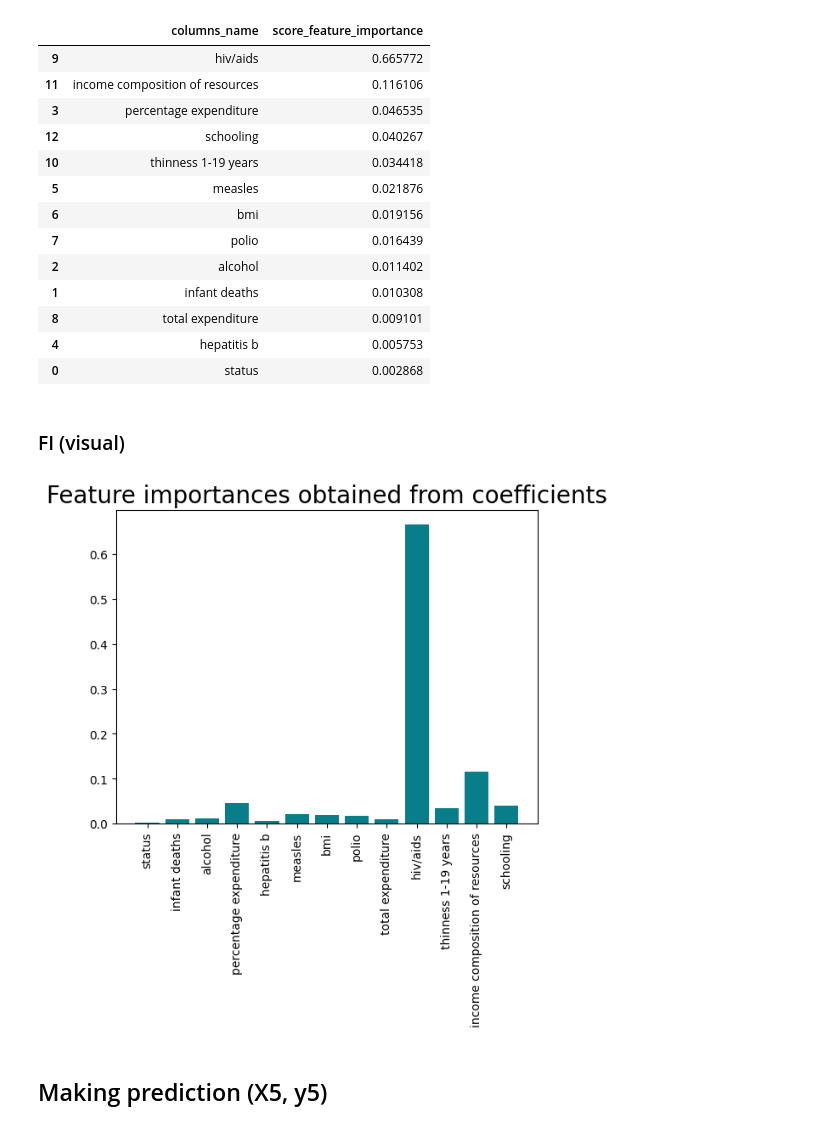
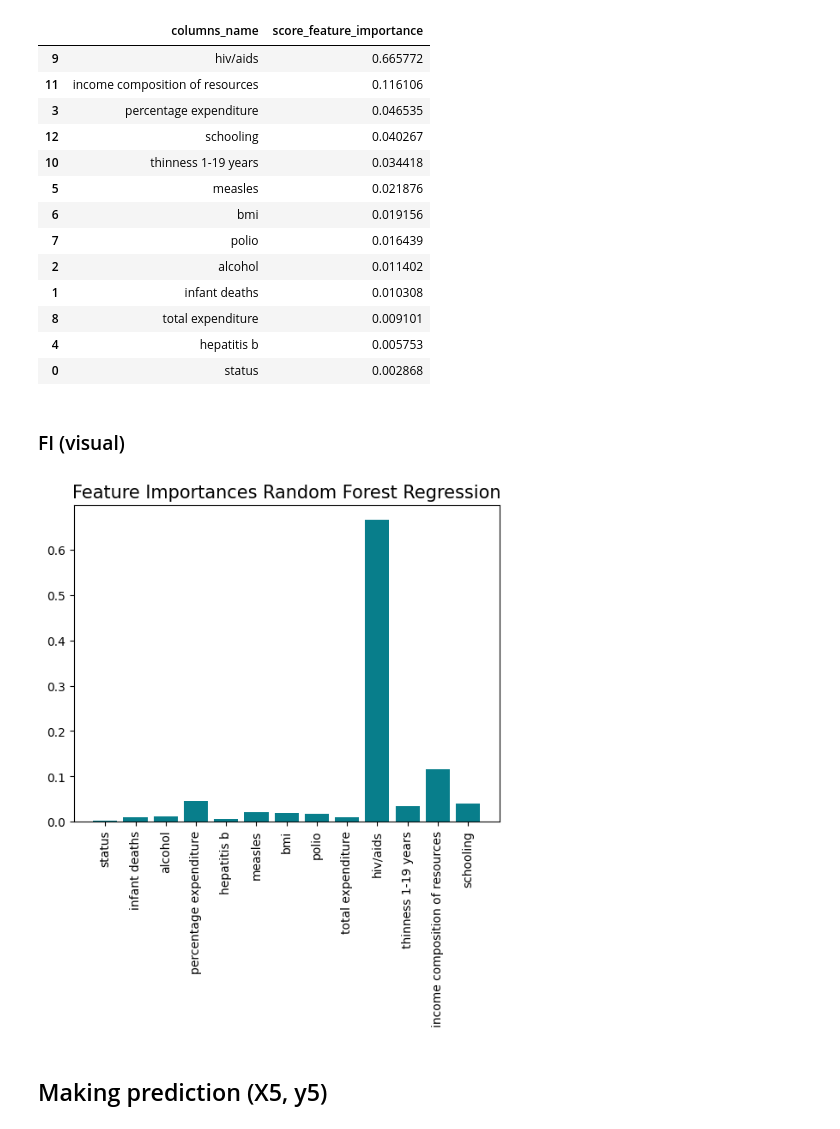
Before and after one commit to lepetitnoir/ML_WHO_Life_Expectancy, a Jupyter notebook: Target_Regression_Life_Expectancy_WHO.ipynb, the cells around one changed output. Drawn from its saved outputs; the diff is of its cells as text; code cells hidden in the pictures.

```diff
--- a/Target_Regression_Life_Expectancy_WHO.ipynb
+++ b/Target_Regression_Life_Expectancy_WHO.ipynb
@@ -723,15 +723,15 @@ df5.sort_values(by=['score_feature_importance'], ascending = False)
 | 8 | total expenditure | 0.009101 |
 | 4 | hepatitis b | 0.005753 |
 | 0 | status | 0.002868 |
-# %% [markdown]
-### FI (visual)
-# %%
-plt.bar(x=df5['columns_name'], height=df5['score_feature_importance'], color='#087E8B')
-plt.title('Feature importances obtained from coefficients', size=20)
-plt.xticks(rotation='vertical')
-plt.show()
-# %% [output]
-[figure, removed]
+# %% [markdown]
+### FI (visual)
+# %%
+plt.bar(x=df5['columns_name'], height=df5['score_feature_importance'], color='#087E8B')
+plt.title('Feature Importances Random Forest Regression', size=15)
+plt.xticks(rotation='vertical')
+plt.show()
+# %% [output]
+[figure, added]
 # %% [markdown]
 ## Making prediction (X5, y5)
 # %%
```
Also changed, not shown: parts of 36 cells of this notebook, 9 other files.
